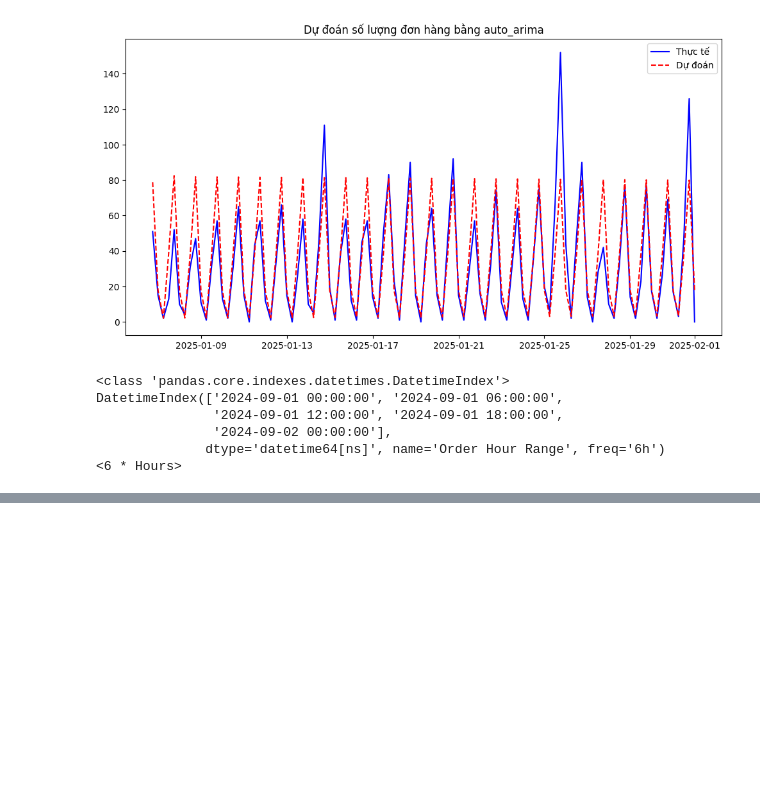
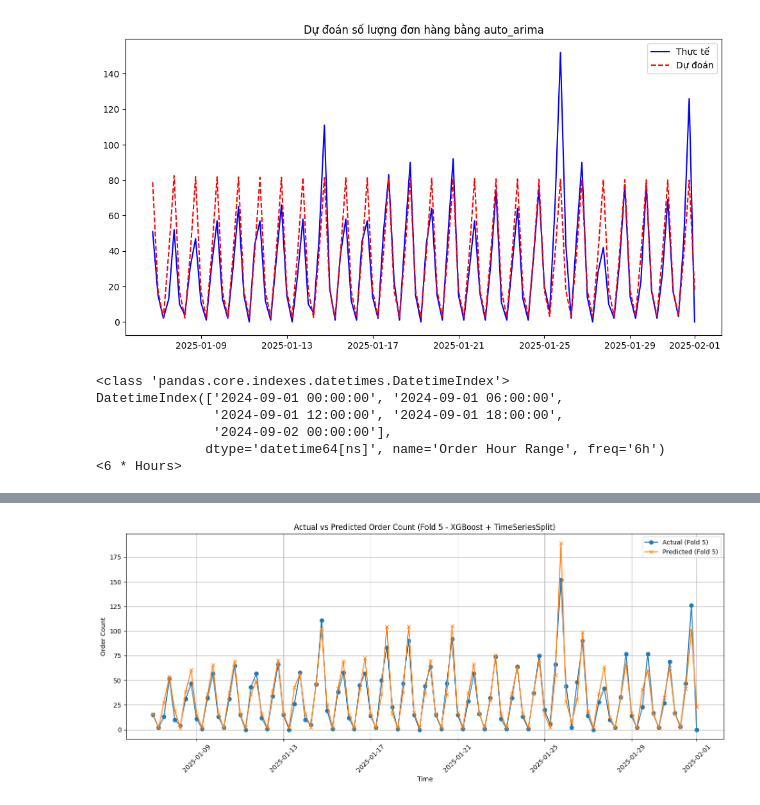
Before and after one commit to MinHeHeHeHe/DoAn_2, a Jupyter notebook: PhanTichSoLuongDonHang.ipynb, the cells around one changed output, grey strips where cells are left out. Saved outputs shown, nothing was run; the diff lists cells and outputs as text; code cells hidden in the pictures; blank space fills up the shorter version.

Commit message:
Them Model XGBoost

```diff
--- a/PhanTichSoLuongDonHang.ipynb
+++ b/PhanTichSoLuongDonHang.ipynb
@@ -416,0 +419,82 @@ DatetimeIndex(['2024-09-01 00:00:00', '2024-09-01 06:00:00',
+# %%
+import pandas as pd
+import matplotlib.pyplot as plt
+from xgboost import XGBRegressor
+from sklearn.model_selection import TimeSeriesSplit
+from sklearn.metrics import mean_squared_error, mean_absolute_error, r2_score
+
+# ======= Tạo đặc trưng dạng lag =======
+def create_lag_features(df, n_lags=4):
+    df_lagged = df.copy()
+    for i in range(1, n_lags + 1):
+        df_lagged[f'lag_{i}'] = df_lagged['Order Count'].shift(i)
+    df_lagged = df_lagged.dropna()
+    return df_lagged
+
+# ======= Dữ liệu đầu vào: processed_df đã có sẵn =======
+df_lagged = create_lag_features(processed_df, n_lags=4)
+X = df_lagged.drop(columns=['Order Count'])
+y = df_lagged['Order Count']
+
+# Kiểm tra số đặc trưng
+print("👉 Number of features used (k):", X.shape[1])
+
+# ======= TimeSeriesSplit (5 fold) =======
+tscv = TimeSeriesSplit(n_splits=5)
+
+# Danh sách lưu metric
+mse_list, mae_list, r2_list, r2_adj_list = [], [], [], []
+
+# Vẽ Fold cuối (fold 5)
+plt.figure(figsize=(14, 6))
+fold = 1
+
+for train_index, test_index in tscv.split(X):
+    X_train, X_test = X.iloc[train_index], X.iloc[test_index]
+    y_train, y_test = y.iloc[train_index], y.iloc[test_index]
+
+    model = XGBRegressor(n_estimators=100, learning_rate=0.1, max_depth=3, random_state=42)
+    model.fit(X_train, y_train)
+    y_pred = model.predict(X_test)
+
+    # Tính metric
+    mse = mean_squared_error(y_test, y_pred)
+    mae = mean_absolute_error(y_test, y_pred)
+    r2 = r2_score(y_test, y_pred)
+
+    # Tính Adjusted R²
+    n = len(y_test)
+    k = X.shape[1]
+    r2_adj = 1 - (1 - r2) * (n - 1) / (n - k - 1)
+
+    # Lưu kết quả
+    mse_list.append(mse)
+    mae_list.append(mae)
+    r2_list.append(r2)
+    r2_adj_list.append(r2_adj)
+
+    print(f"Fold {fold} → MSE: {mse:.2f} | MAE: {mae:.2f} | R2: {r2:.2f} | R2 Adjusted: {r2_adj:.2f}")
+
+    if fold == 5:
+        plt.plot(y_test.index, y_test, label='Actual (Fold 5)', marker='o')
+        plt.plot(y_test.index, y_pred, label='Predicted (Fold 5)', marker='x')
+
+    fold += 1
+
+# ======= Trung bình các chỉ số =======
+print("\nAverage Cross-Validation Scores:")
+print("Avg MSE        :", sum(mse_list) / len(mse_list))
+print("Avg MAE        :", sum(mae_list) / len(mae_list))
+print("Avg R2         :", sum(r2_list) / len(r2_list))
+print("Avg R2 Adjusted:", sum(r2_adj_list) / len(r2_adj_list))
+
+# ======= Biểu đồ dự đoán của Fold cuối =======
+plt.xlabel("Time")
+plt.ylabel("Order Count")
+plt.title("Actual vs Predicted Order Count (Fold 5 - XGBoost + TimeSeriesSplit)")
+plt.xticks(rotation=45)
+plt.grid()
+plt.legend()
+plt.tight_layout()
+plt.show()
+# %% [output]
@@ -416,0 +513 @@ DatetimeIndex(['2024-09-01 00:00:00', '2024-09-01 06:00:00',
+[figure, added]
```
Also changed, not shown: parts of 7 cells of this notebook.
